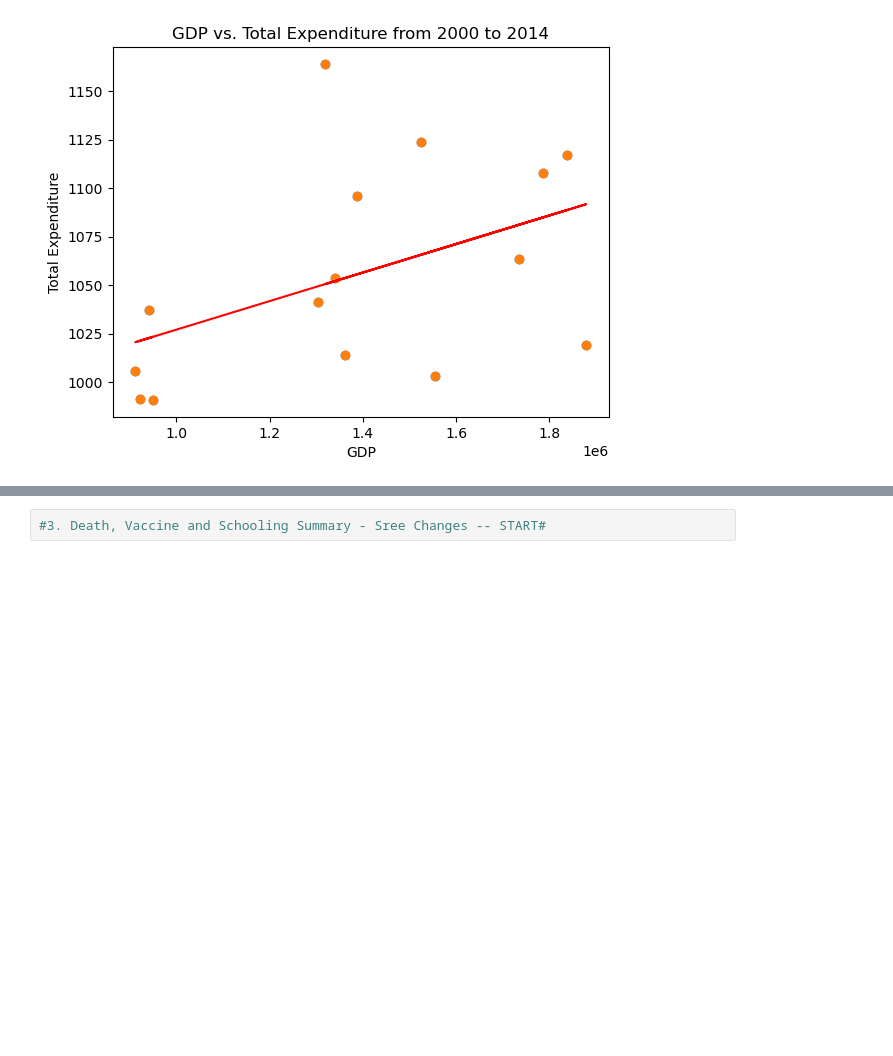
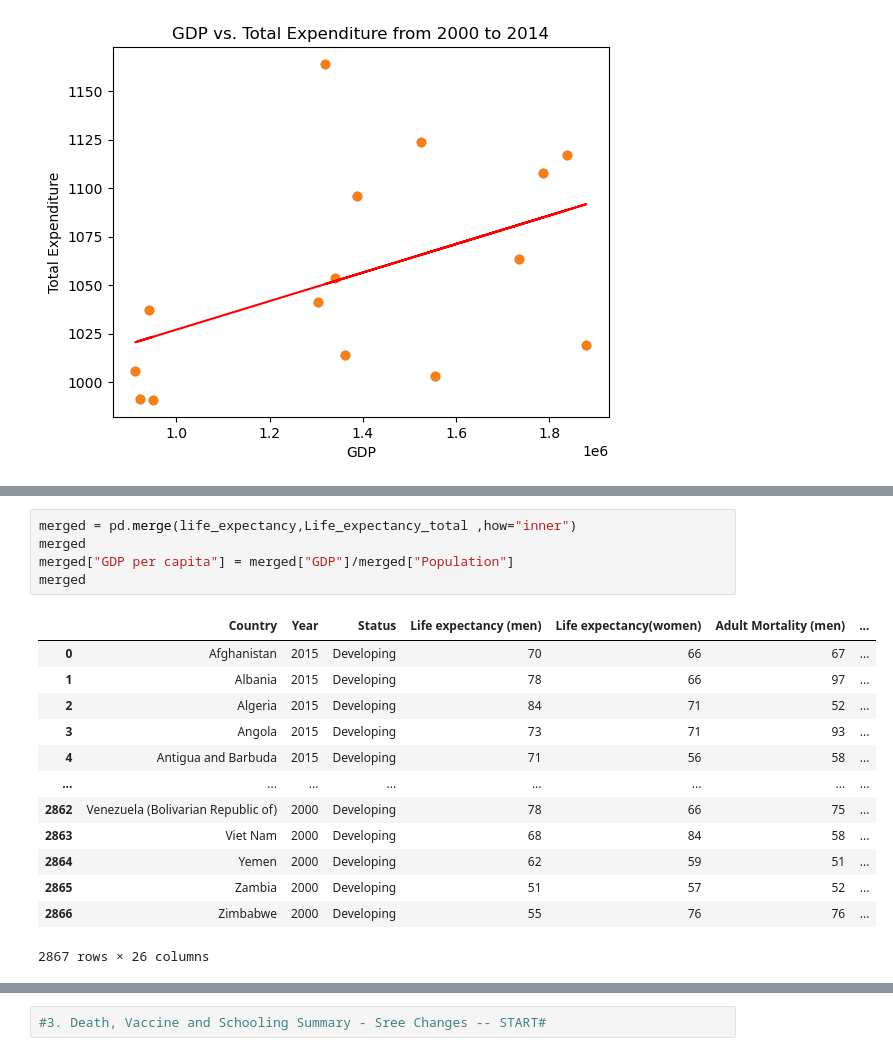
Before and after one commit to msncn/scs-pj1-team11, a Jupyter notebook: pj1_team11.ipynb, the cells around one changed output, grey strips where cells are left out. Drawn from its saved outputs; the diff is of its cells as text; blank space fills up the shorter version.

```diff
--- a/pj1_team11.ipynb
+++ b/pj1_team11.ipynb
@@ -550,0 +631,19 @@ y = 0.0x + 953.53
+# %%
+merged = pd.merge(life_expectancy,Life_expectancy_total ,how="inner")
+merged
+merged["GDP per capita"] = merged["GDP"]/merged["Population"]
+merged
+# %% [output]
+|  | Country | Year | Status | Life expectancy (men) | Life expectancy(women) | Adult Mortality (men) | ... |
+| 0 | Afghanistan | 2015 | Developing | 70 | 66 | 67 | ... |
+| 1 | Albania | 2015 | Developing | 78 | 66 | 97 | ... |
+| 2 | Algeria | 2015 | Developing | 84 | 71 | 52 | ... |
+| 3 | Angola | 2015 | Developing | 73 | 71 | 93 | ... |
+| 4 | Antigua and Barbuda | 2015 | Developing | 71 | 56 | 58 | ... |
+| ... | ... | ... | ... | ... | ... | ... | ... |
+| 2862 | Venezuela (Bolivarian Republic of) | 2000 | Developing | 78 | 66 | 75 | ... |
+| 2863 | Viet Nam | 2000 | Developing | 68 | 84 | 58 | ... |
+| 2864 | Yemen | 2000 | Developing | 62 | 59 | 51 | ... |
+| 2865 | Zambia | 2000 | Developing | 51 | 57 | 52 | ... |
+| 2866 | Zimbabwe | 2000 | Developing | 55 | 76 | 76 | ... |
+2867 rows × 26 columns
```
Also changed, not shown: parts of 6 cells of this notebook, 17 other files.
